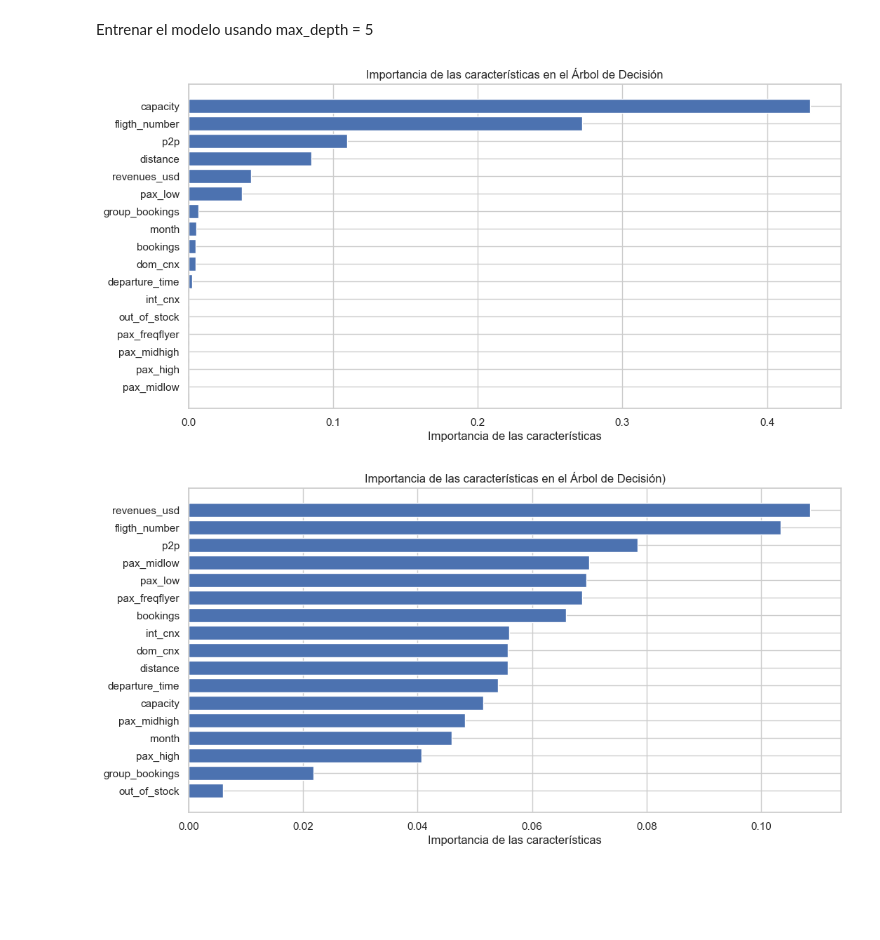
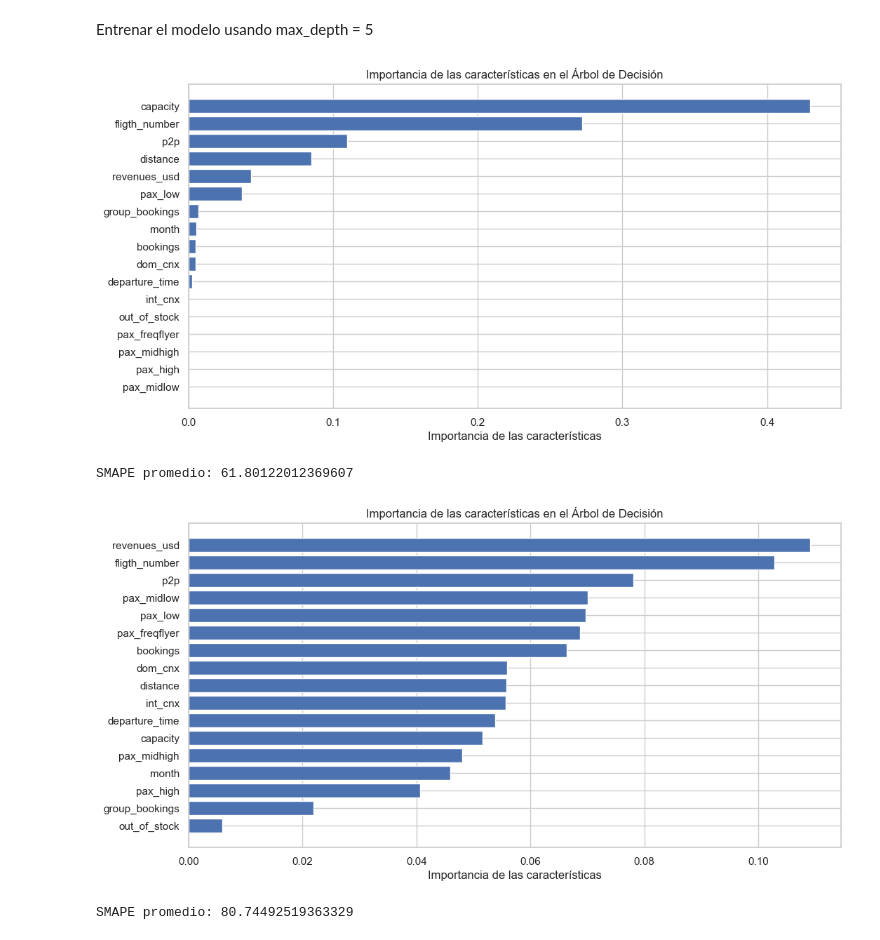
Before and after one commit to anitalittle/tarea2, a Jupyter notebook: tarea2.ipynb, the cells around one changed output. Drawn from its saved outputs; the diff is of its cells as text; code cells hidden in the pictures; blank space fills up the shorter version.

```diff
--- a/tarea2.ipynb
+++ b/tarea2.ipynb
@@ -532,7 +495,7 @@ import matplotlib.pyplot as plt
 
 # Ajusta un árbol de decisión a tus datos
 from sklearn.tree import DecisionTreeRegressor
-dtree = DecisionTreeRegressor(max_depth=5)
+dtree = DecisionTreeRegressor(max_depth=5, random_state=42)
 dtree.fit(X, y)
 
 # Obtiene la importancia de las características
@@ -553,34 +516,44 @@ plt.yticks(np.arange(len(sorted_feature_importances)), sorted_feature_names)
 plt.xlabel('Importancia de las características')
 plt.title('Importancia de las características en el Árbol de Decisión')
 plt.show()
+
+smape_scorer = make_scorer(smape, greater_is_better=False)
+scores = cross_val_score(dtree, X, y, cv=5, scoring=smape_scorer)
+print("SMAPE promedio:", -scores.mean())
 # %% [output]
 [figure]
+SMAPE promedio: 61.80122012369607
 # %%
 import numpy as np
 import matplotlib.pyplot as plt
 
 # Ajusta un árbol de decisión SIN MAX DEPTH
 from sklearn.tree import DecisionTreeRegressor
-dtree = DecisionTreeRegressor()
+dtree = DecisionTreeRegressor(random_state=42)
 dtree.fit(X, y)
 
 # Obtiene la importancia de las características
 feature_importances = dtree.feature_importances_
 
 # Obtiene el nombre de las características
 feature_names = X.columns
 
 # Combina los nombres de las características con sus importancias y luego ordena
 feature_importance_names = list(zip(feature_names, feature_importances))
 feature_importance_names.sort(key=lambda x: x[1], reverse=False)
 sorted_feature_names, sorted_feature_importances = zip(*feature_importance_names)
 
 # Crea un gráfico de barras para mostrar la importancia de las características
 plt.figure(figsize=(12, 6))
 plt.barh(range(len(sorted_feature_importances)), sorted_feature_importances, align='center')
 plt.yticks(np.arange(len(sorted_feature_importances)), sorted_feature_names)
 plt.xlabel('Importancia de las características')
 plt.title('Importancia de las características en el Árbol de Decisión')
 plt.show()
+
+smape_scorer = make_scorer(smape, greater_is_better=False)
+scores = cross_val_score(dtree, X, y, cv=5, scoring=smape_scorer)
+print("SMAPE promedio:", -scores.mean())
 # %% [output]
-[figure, old version]
+[figure, new version]
+SMAPE promedio: 80.74492519363329
```
Also changed, not shown: parts of 7 cells of this notebook.
